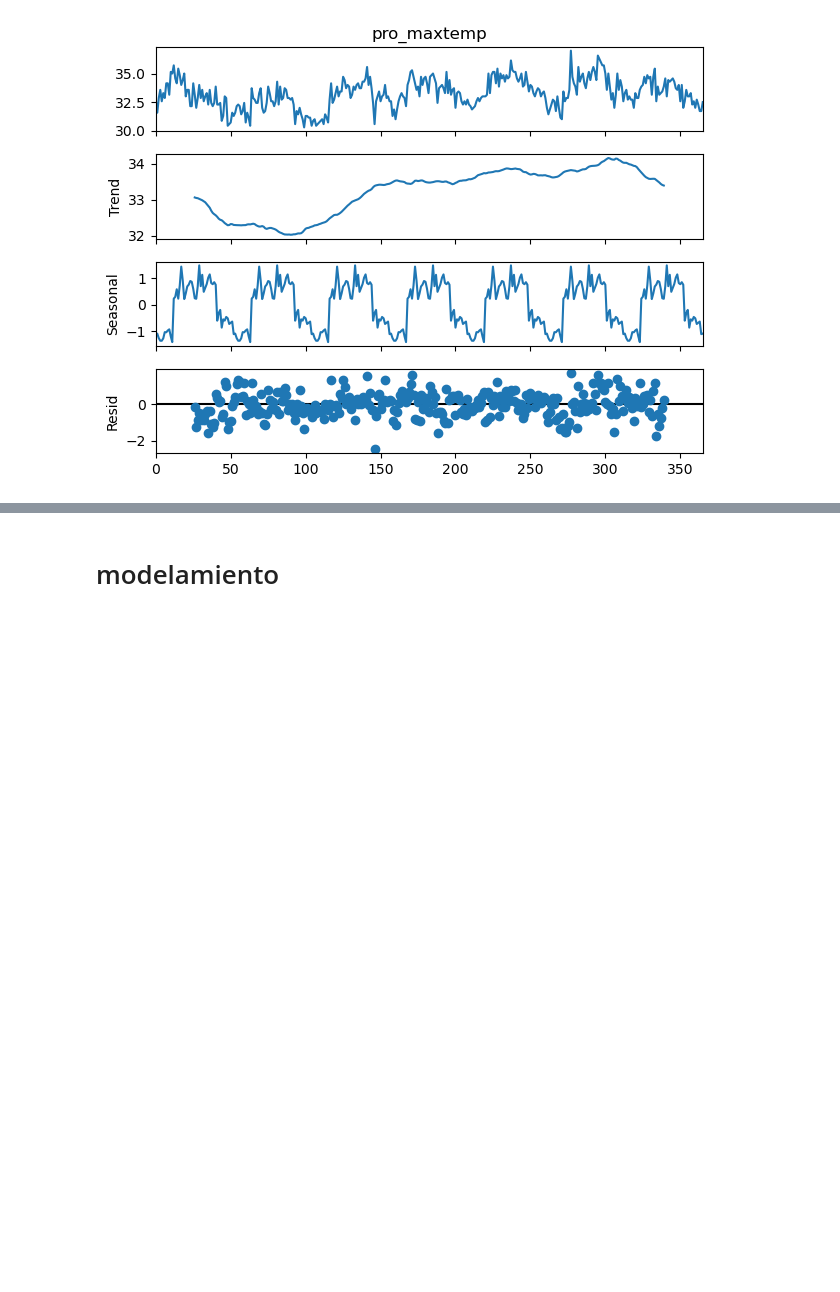
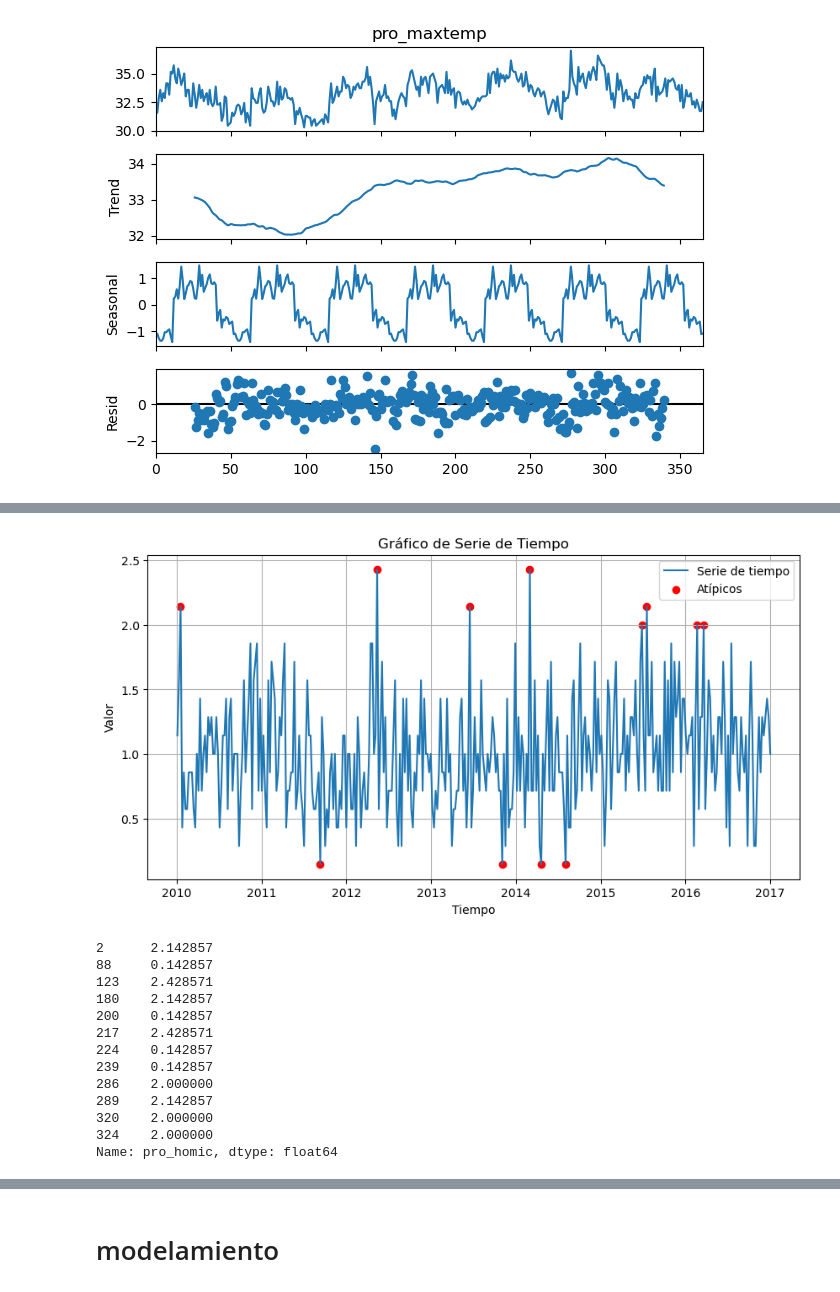
Before and after one commit to briveros23/Series_de_tiempo, a Jupyter notebook: notebook/LSTM.ipynb, the cells around one changed output, grey strips where cells are left out. Saved outputs shown, nothing was run; the diff lists cells and outputs as text; code cells hidden in the pictures; blank space fills up the shorter version.

```diff
--- a/notebook/LSTM.ipynb
+++ b/notebook/LSTM.ipynb
@@ -104,0 +107,17 @@ la series es estacionaria
+# %%
+ut.plot_time_series(datos_sem['pro_homic'], 2010, 'W', detect_outliers=True)
+# %% [output]
+[figure, added]
+2      2.142857
+88     0.142857
+123    2.428571
+180    2.142857
+200    0.142857
+217    2.428571
+224    0.142857
+239    0.142857
+286    2.000000
+289    2.142857
+320    2.000000
+324    2.000000
+Name: pro_homic, dtype: float64
```
Also changed, not shown: parts of 54 cells of this notebook, 3 other files.
